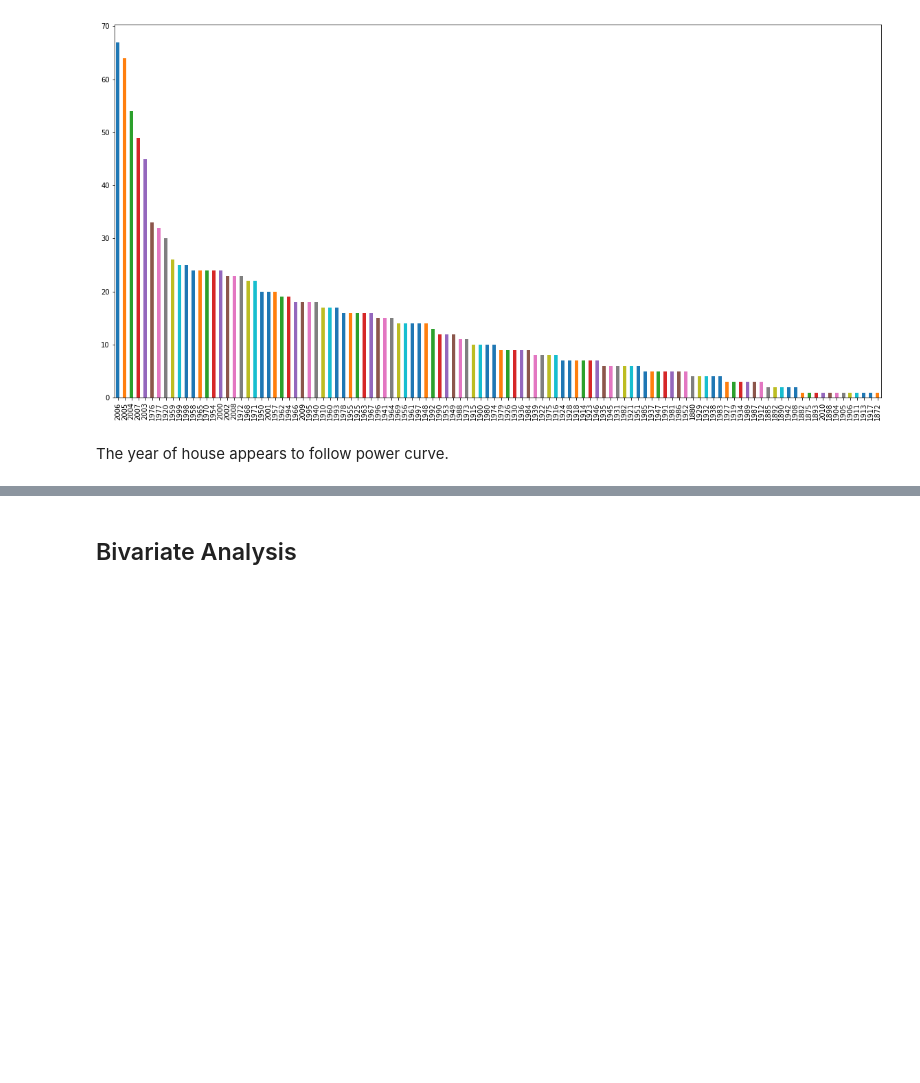
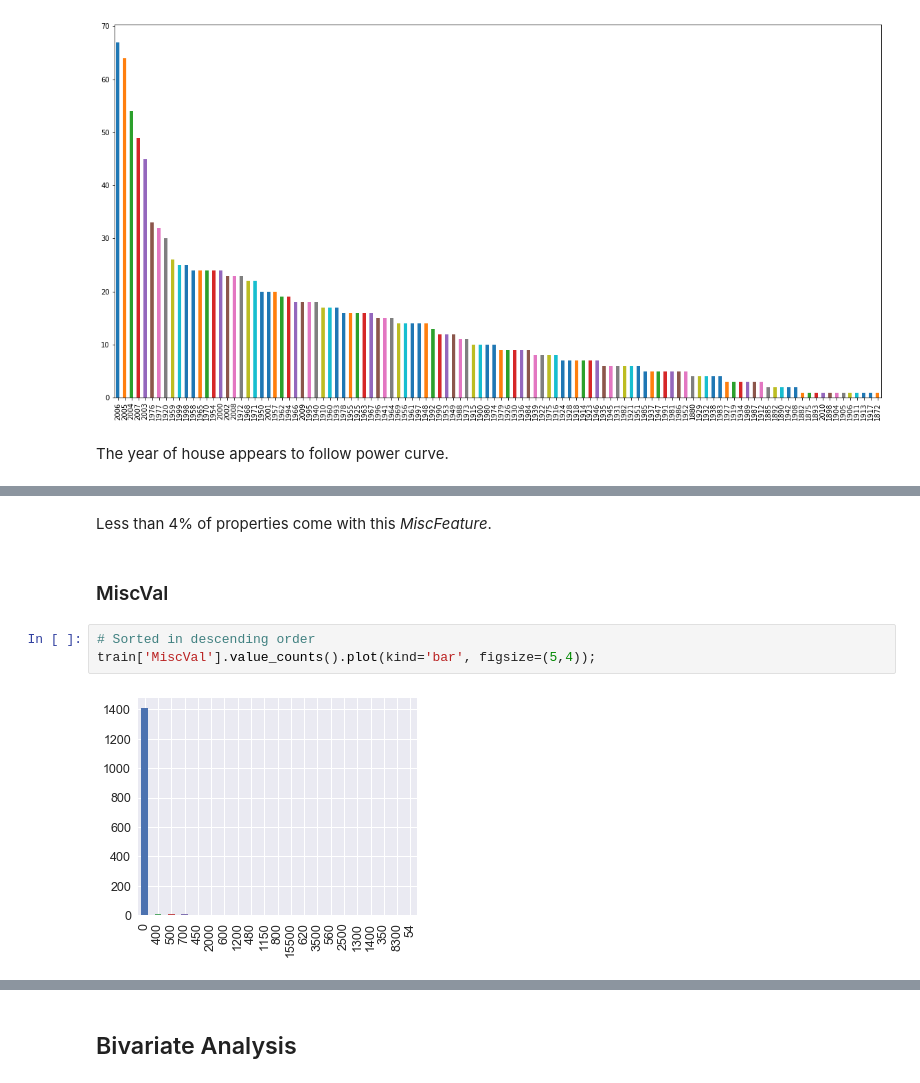
Before and after one commit to ansjory/w207_project, a Jupyter notebook: Kaggle_House_Prices/Mlaire_final.ipynb, the cells around one changed output, grey strips where cells are left out. Cells and saved outputs as stored; diff of their text form; blank space fills up the shorter version.

```diff
--- a/Kaggle_House_Prices/Mlaire_final.ipynb
+++ b/Kaggle_House_Prices/Mlaire_final.ipynb
@@ -517,0 +555,10 @@ The year of house appears to follow power curve.
+# %% [markdown]
+Less than 4% of properties come with this *MiscFeature*.
+# %% [markdown]
+<a id='miscval'></a>
+### MiscVal
+# %%
+# Sorted in descending order
+train['MiscVal'].value_counts().plot(kind='bar', figsize=(5,4));
+# %% [output]
+[figure, added]
```
Also changed, not shown: parts of 38 cells of this notebook.
